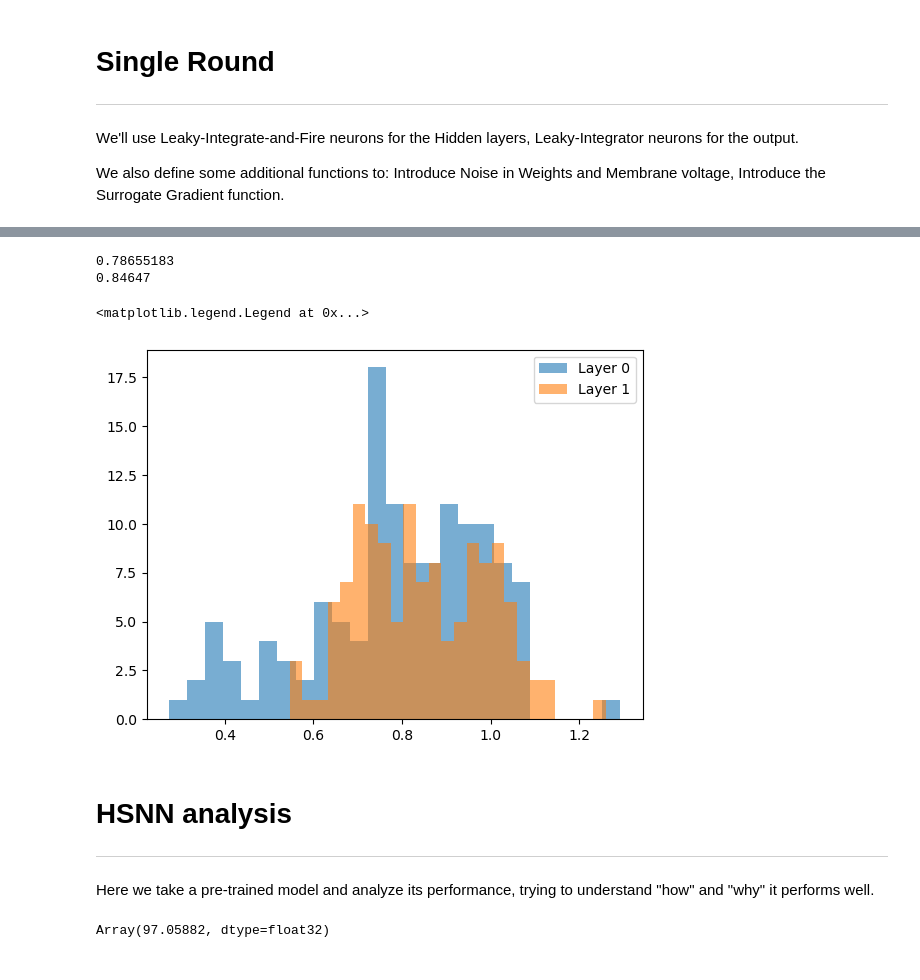
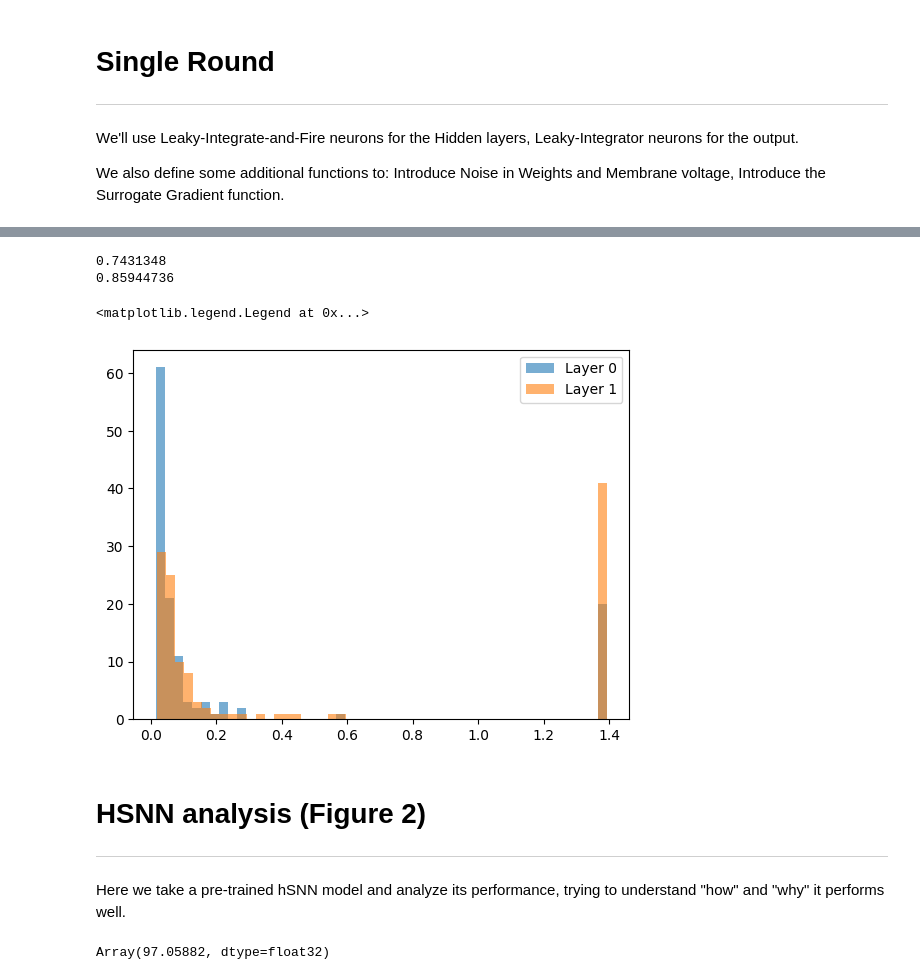
Before and after one commit to EIS-Hub/hSNN, a Jupyter notebook: snn_hierarchy_shd.ipynb, the cells around one changed output, grey strips where cells are left out. Drawn from its saved outputs; the diff is of its cells as text; code cells hidden in the pictures.

Commit message:
FM 18/04: training function adjusted

```diff
--- a/snn_hierarchy_shd.ipynb
+++ b/snn_hierarchy_shd.ipynb
@@ -88,12 +92,12 @@ from models import *
 from utils_initialization import *
 from training import *
 # %%
-args.train_alpha = True
-args.hierarchy_tau = True
+args.train_alpha = False
+args.hierarchy_tau = False
 args.distrib_tau = 'uniform'
-args.recurrent = True
+args.recurrent = False
 args.normalizer = 'batch' # 'batch' #'layer'
-args.n_layers = 3
+args.n_layers = 4
 # time constants
 args.tau_mem = 0.1 #0.1
 args.delta_tau = 0.075
@@ -103,12 +107,10 @@ if args.recurrent: args.lr = 0.01
 else: args.lr = 0.01
 args.lr_decay = 0.5
 args.lr_decay_every = 50
-args.l2_lambda = 0 #1e-5
-args.freq_lambda = 1e-6
+args.l2_lambda = 0 #1e-6
+args.freq_lambda = 0 #1e-6
 args.dropout_rate = 0.1
-args.n_epochs = 4
-args.lr = 0.01
-args.batch_size = 128
+args.n_epochs = 10
 args.decoder = 'cum'
 args.dataset_name = 'shd'
 args.n_out = 20 if args.dataset_name == 'shd' else 35  # output channels
@@ -126,19 +134,19 @@ Test Accuracy: 6.92
 # %%
 import matplotlib.pyplot as plt
 for i in range(args.n_layers-1):
-    _ = plt.hist( net_params_best[i][1], 25, alpha=0.6, label=f'Layer {i}' )
-    # _ = plt.hist( - args.timestep / np.log( net_params_best[i][1] ), 25, alpha=0.6, label=f'Layer {i}' )
+    # _ = plt.hist( net_params_best[i][1], 25, alpha=0.6, label=f'Layer {i}' )
+    _ = plt.hist( - args.timestep / np.log( np.clip( net_params_best[i][1], 1e-8, 1-1e-2 ) ), 50, alpha=0.6, label=f'Layer {i}' )
     print( np.mean(  net_params_best[i][1] ) )
 plt.legend()
 # %% [output]
-0.78655183
-0.84647
+0.7431348
+0.85944736
 <matplotlib.legend.Legend at 0x...>
-[figure, old version]
+[figure, new version]
 # %% [markdown]
-# HSNN analysis
+# HSNN analysis (Figure 2)
 ---
-Here we take a pre-trained model and analyze its performance, trying to understand "how" and "why" it performs well.
+Here we take a pre-trained hSNN model and analyze its performance, trying to understand "how" and "why" it performs well.
 # %%
 # Import model
 import pickle, os
```
Also changed, not shown: parts of 16 cells of this notebook, 7 other files.
